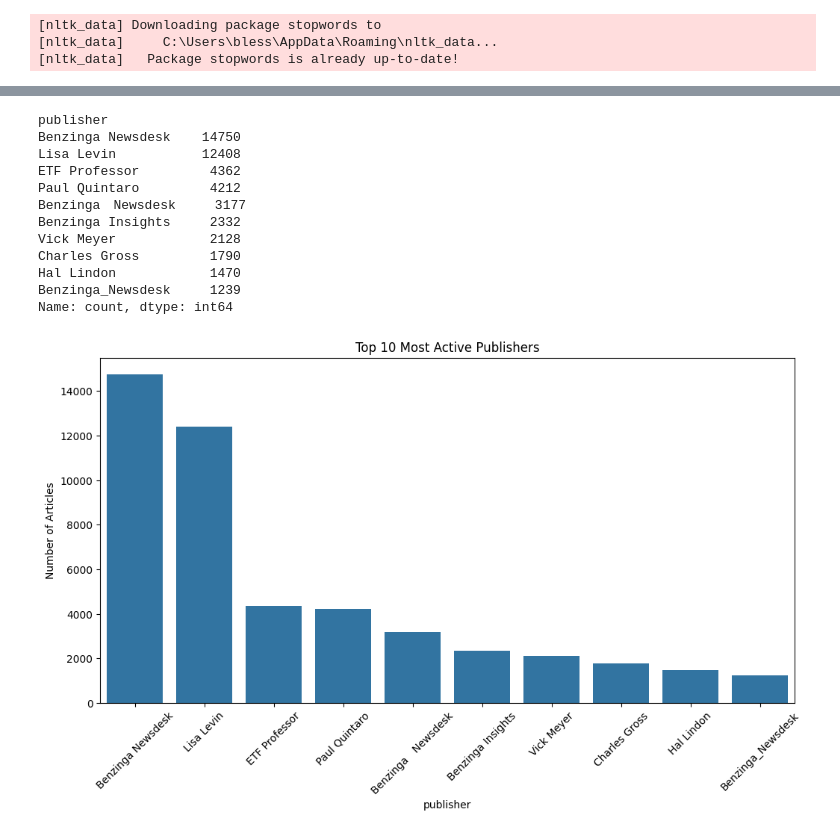
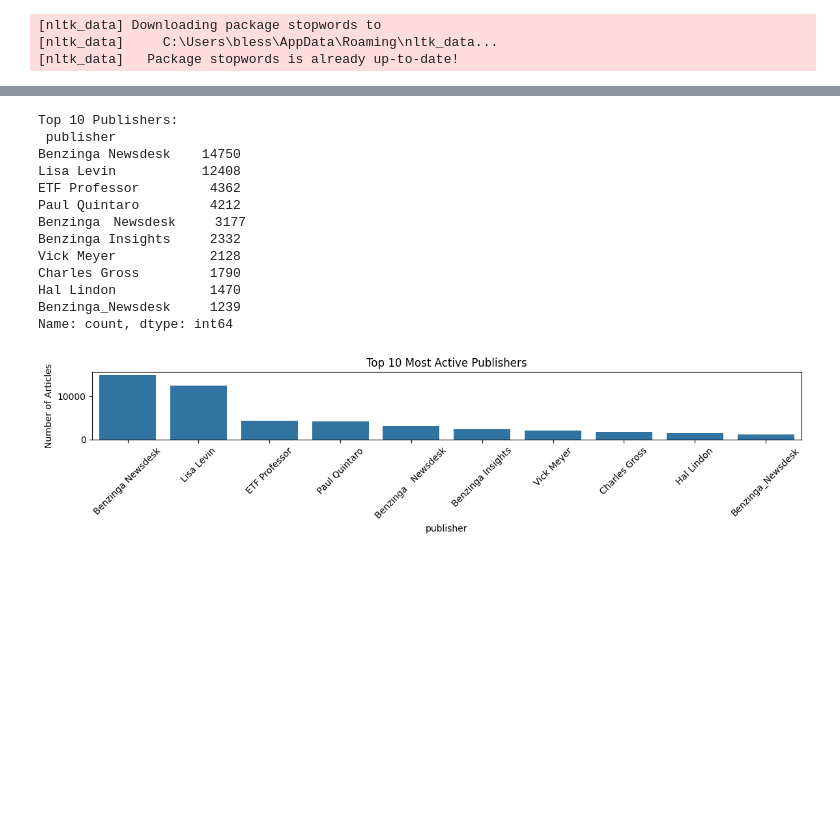
Before and after one commit to RedietSeleshiTsega/stock-news-eda, a Jupyter notebook: src/eda.ipynb, the cells around one changed output, grey strips where cells are left out. Saved outputs shown, nothing was run; the diff lists cells and outputs as text; code cells hidden in the pictures; blank space fills up the shorter version.

```diff
--- a/src/eda.ipynb
+++ b/src/eda.ipynb
@@ -59,8 +37,9 @@ Name: headline_length, dtype: float64
 # %%
 publisher_counts = ratings_df['publisher'].value_counts()
-print(publisher_counts.head(10))
+print("\nTop 10 Publishers:\n", publisher_counts.head(10))
 # %% [output]
-publisher
+Top 10 Publishers:
+ publisher
 Benzinga Newsdesk    14750
 Lisa Levin           12408
 ETF Professor         4362
@@ -73,11 +52,12 @@ Hal Lindon            1470
 Benzinga_Newsdesk     1239
 Name: count, dtype: int64
 # %%
-plt.figure(figsize=(12, 6))
+plt.figure(figsize=(12, 3))
 sns.barplot(x=publisher_counts.index[:10], y=publisher_counts.values[:10])
 plt.title("Top 10 Most Active Publishers")
 plt.ylabel("Number of Articles")
 plt.xticks(rotation=45)
+plt.tight_layout()
 plt.show()
 # %% [output]
-[figure, old version]
+[figure, new version]
```
Also changed, not shown: parts of 23 cells of this notebook.
